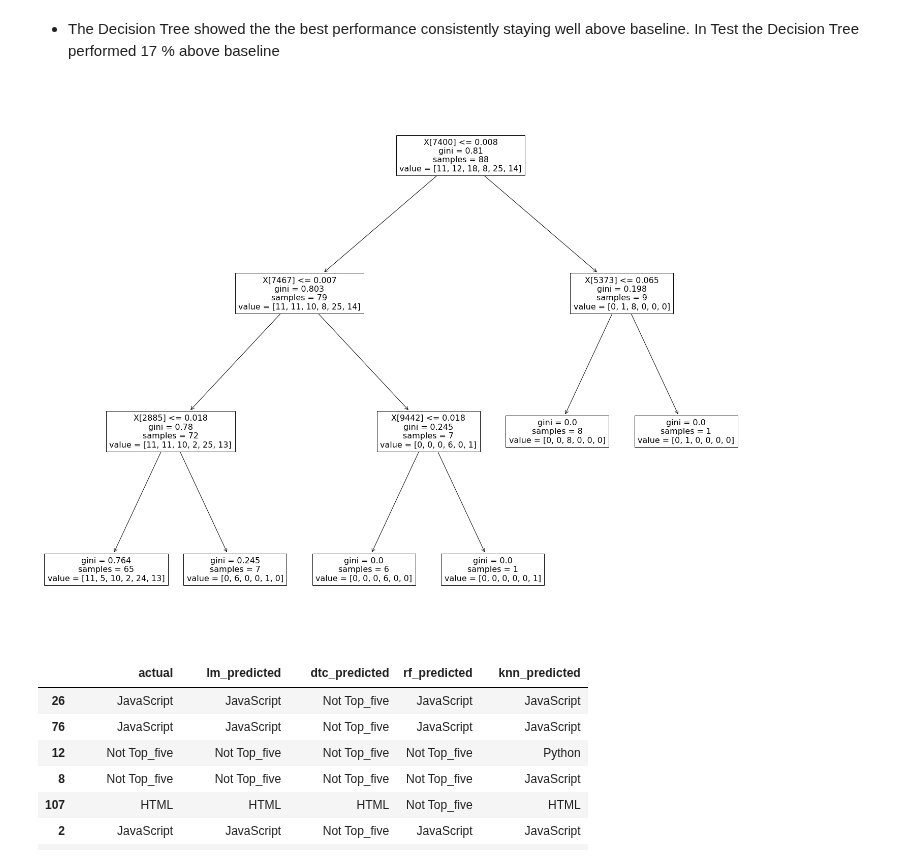
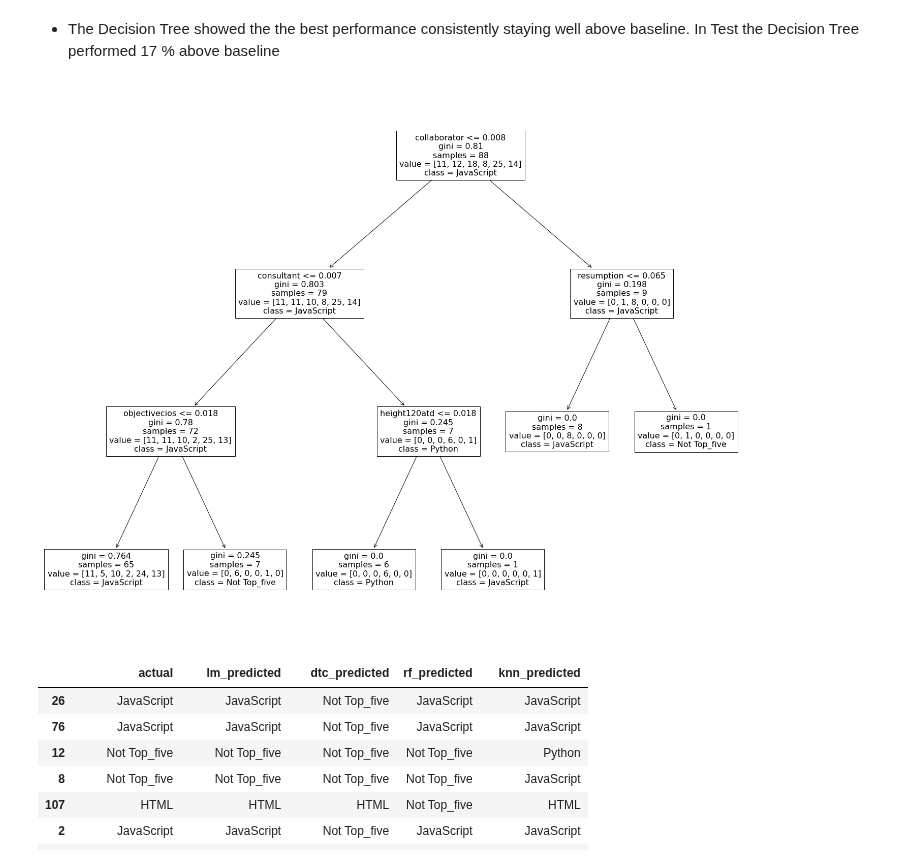
Before and after one commit to codeup-nlp/nlp-project, a Jupyter notebook: mathias_explore.ipynb, the cells around one changed output. Drawn from its saved outputs; the diff is of its cells as text; code cells hidden in the pictures.

```diff
--- a/mathias_explore.ipynb
+++ b/mathias_explore.ipynb
@@ -894,11 +894,12 @@ Jupyter Notebook       0.00      0.00      0.00         1
 # %% [markdown]
 - The Decision Tree showed the the best performance consistently staying well above baseline. In Test the Decision Tree performed 17 % above baseline
 # %%
+df = pd.DataFrame(X[0].T.todense(), index= tfidf.get_feature_names(), columns=["TF-IDF"]).sort_values('TF-IDF', ascending=False)
 plt.figure(figsize=(25,20))
-plot_tree(dtc)
+plot_tree(dtc, feature_names = df.index, class_names=y)
 plt.show()
 # %% [output]
-[figure, old version]
+[figure, new version]
 # %%
 train
 # %% [output]
```
Also changed, not shown: 1 other file.
